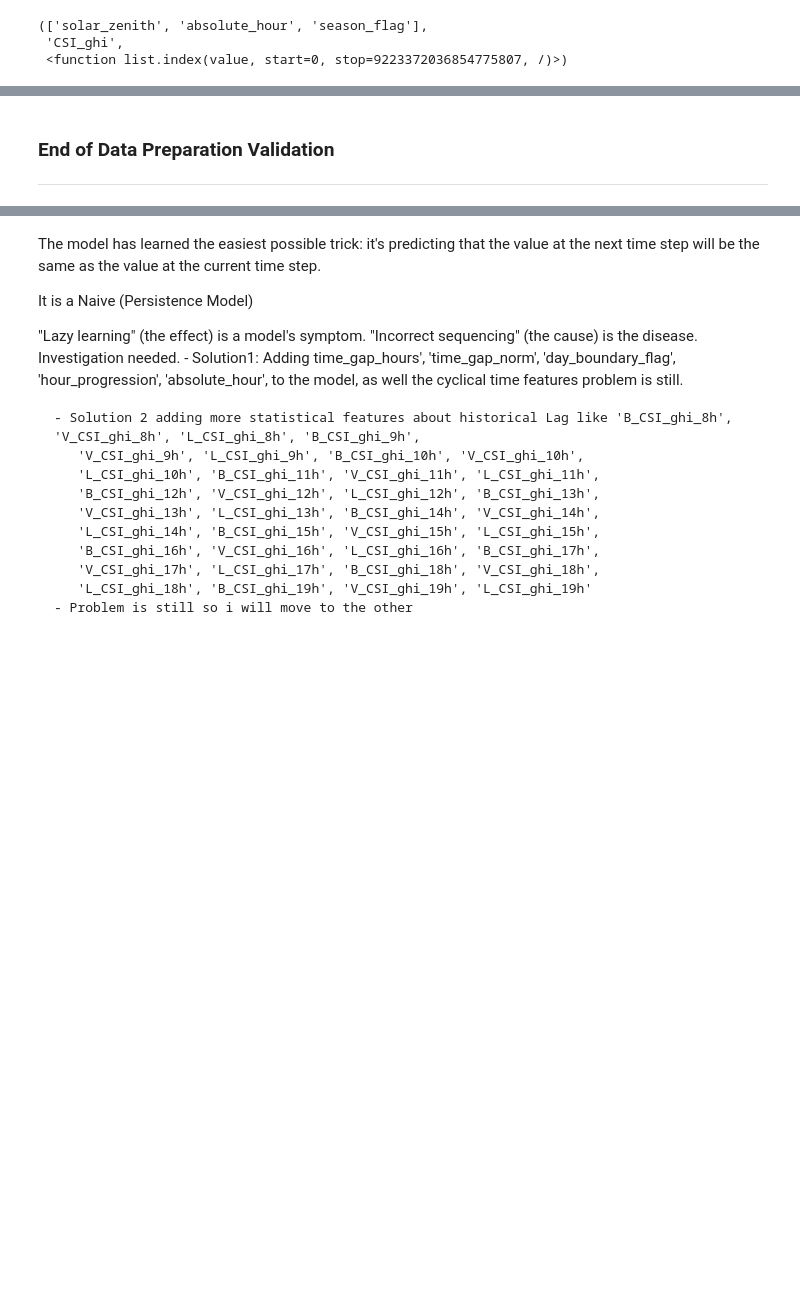
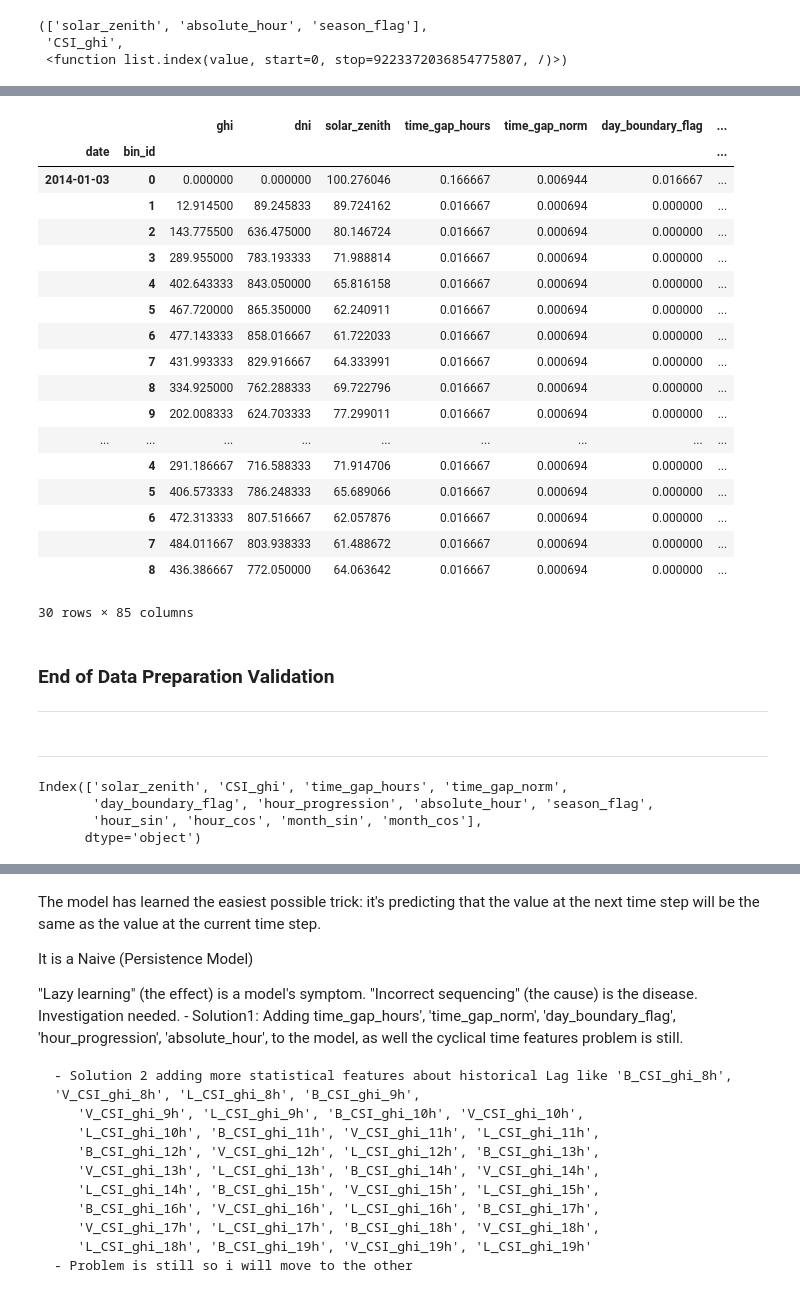
Before and after one commit to Mohamedtareque/PV_Forecast_MMPISSM, a Jupyter notebook: data_functionality_test_01.ipynb, the cells around one changed output, grey strips where cells are left out. Cells and saved outputs as stored; diff of their text form; code cells hidden in the pictures; blank space fills up the shorter version.

```diff
--- a/data_functionality_test_01.ipynb
+++ b/data_functionality_test_01.ipynb
@@ -661,7 +1377,7 @@ LSTM_CONFIG = {
         "dropout": 0.35,
         "bidirectional": True,
     },
-    "data_prefix": "phas1_data",  # <-- FIX 2: Match the filename_prefix
+    "data_prefix": "TEST_data_PREFIX",
     "splits_file": "exp-004/exp-004rolling_origin_splits.json",
     "feature_cols": feature_cols,
     "feature_selection": feature_cols, # <-- This is correct!
@@ -672,6 +1388,11 @@ LSTM_CONFIG = {
     "loss_function": "Huber",  # <-- This setting needs the fix below
     "early_stopping_patience": 20,
     "max_folds": 3,
+    "site_latitude": 38.678,
+    "site_longitude": -121.176,
+    "site_altitude": 220,
+    "site_timezone": "America/Los_Angeles"
+
 
 
 
@@ -681,8 +1402,7 @@ metadata={
         "timestamp_col": "measurement_time",
         "feature_set": feature_cols,
         "history_days": 7,
-        "horizon_days": 1,
-        "k_bins": None,
+        "horizon_days": 1
     }
 
 expected_features = LSTM_CONFIG.get("feature_cols")
@@ -699,11 +1419,4 @@ site_config = SiteLocation(
                 timezone=LSTM_CONFIG.get('site_timezone'),
             )
 ts_col, csv_path, site_config
-
-reference_df = build_reference_fixedgrid_frame(
-                        csv_path,
-                        site_config,
-                        timestamp_col=ts_col
-                    )
-reference_df
 # %% [output]
@@ -711,3 +1561,34 @@ KeyError: 'target_time'
+# %%
+from src.evaluation_utils import build_reference_fixedgrid_frame, SiteLocation
+
+reference_df = build_reference_fixedgrid_frame(
+    csv_path,
+    site_config,
+    timestamp_col= "measurement_time",
+    target_time_col= "nam_target_time"
+)
+# %%
+reference_df.head(30)
+# %% [output]
+|  |  | ghi | dni | solar_zenith | time_gap_hours | time_gap_norm | day_boundary_flag | ... |
+| date | bin_id |  |  |  |  |  |  | ... |
+| 2014-01-03 | 0 | 0.000000 | 0.000000 | 100.276046 | 0.166667 | 0.006944 | 0.016667 | ... |
+|  | 1 | 12.914500 | 89.245833 | 89.724162 | 0.016667 | 0.000694 | 0.000000 | ... |
+|  | 2 | 143.775500 | 636.475000 | 80.146724 | 0.016667 | 0.000694 | 0.000000 | ... |
+|  | 3 | 289.955000 | 783.193333 | 71.988814 | 0.016667 | 0.000694 | 0.000000 | ... |
+|  | 4 | 402.643333 | 843.050000 | 65.816158 | 0.016667 | 0.000694 | 0.000000 | ... |
+|  | 5 | 467.720000 | 865.350000 | 62.240911 | 0.016667 | 0.000694 | 0.000000 | ... |
+|  | 6 | 477.143333 | 858.016667 | 61.722033 | 0.016667 | 0.000694 | 0.000000 | ... |
+|  | 7 | 431.993333 | 829.916667 | 64.333991 | 0.016667 | 0.000694 | 0.000000 | ... |
+|  | 8 | 334.925000 | 762.288333 | 69.722796 | 0.016667 | 0.000694 | 0.000000 | ... |
+|  | 9 | 202.008333 | 624.703333 | 77.299011 | 0.016667 | 0.000694 | 0.000000 | ... |
+| ... | ... | ... | ... | ... | ... | ... | ... | ... |
+|  | 4 | 291.186667 | 716.588333 | 71.914706 | 0.016667 | 0.000694 | 0.000000 | ... |
+|  | 5 | 406.573333 | 786.248333 | 65.689066 | 0.016667 | 0.000694 | 0.000000 | ... |
+|  | 6 | 472.313333 | 807.516667 | 62.057876 | 0.016667 | 0.000694 | 0.000000 | ... |
+|  | 7 | 484.011667 | 803.938333 | 61.488672 | 0.016667 | 0.000694 | 0.000000 | ... |
+|  | 8 | 436.386667 | 772.050000 | 64.063642 | 0.016667 | 0.000694 | 0.000000 | ... |
+30 rows × 85 columns
 # %%
 from src.pipeline import SolarForecastingPipeline
 
@@ -716,3 +1597,5 @@ _, summary = pipeline.run()
 # %% [markdown]
 ### End of Data Preparation Validation
 ---
+# %% [markdown]
+----------
@@ -719 +1681,8 @@ _, summary = pipeline.run()
+# %%
+df_phase1.columns
+# %% [output]
+Index(['solar_zenith', 'CSI_ghi', 'time_gap_hours', 'time_gap_norm',
+       'day_boundary_flag', 'hour_progression', 'absolute_hour', 'season_flag',
+       'hour_sin', 'hour_cos', 'month_sin', 'month_cos'],
+      dtype='object')
 # %%
```
Also changed, not shown: parts of 95 cells of this notebook, 11 other files.
